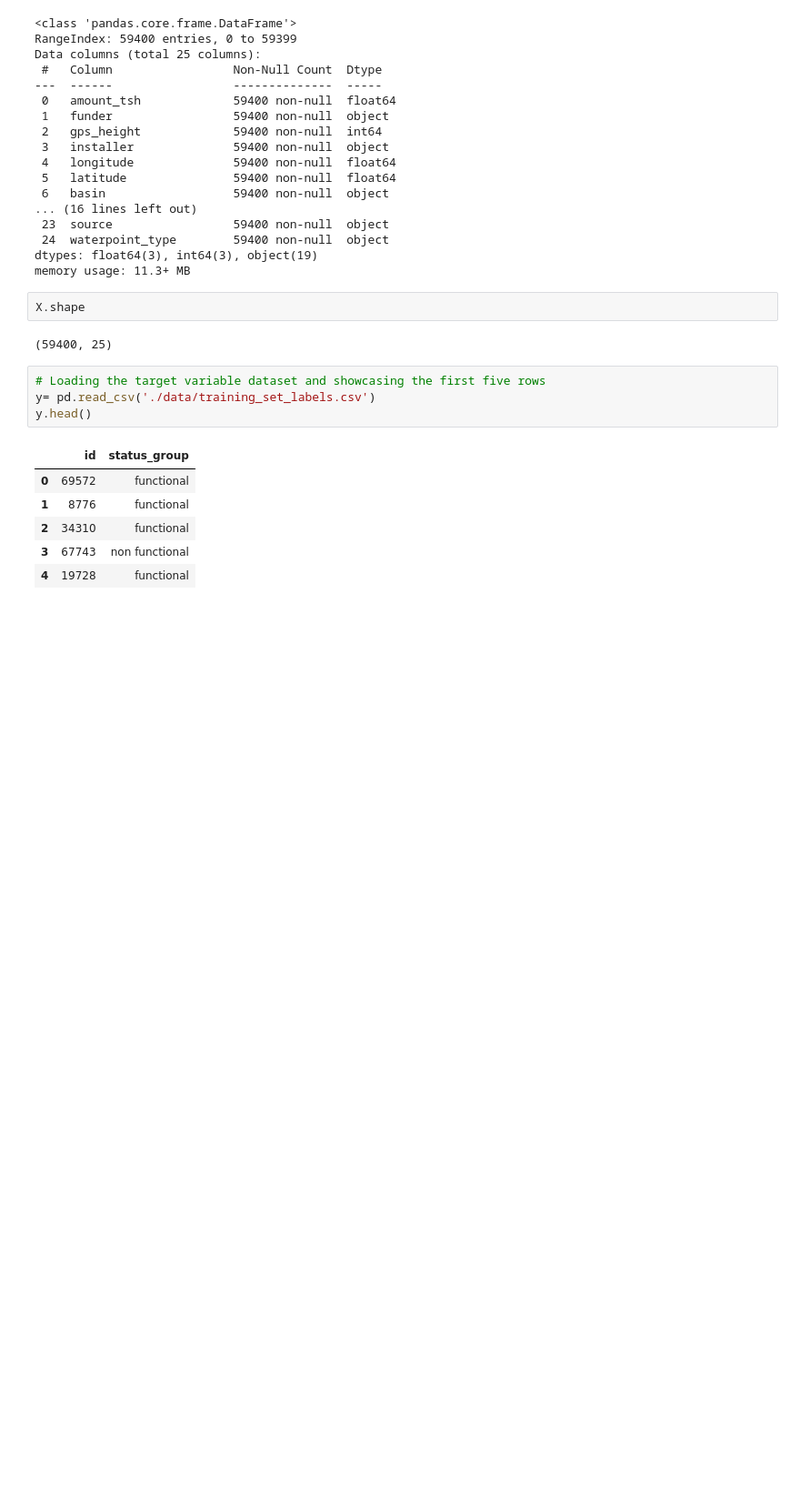
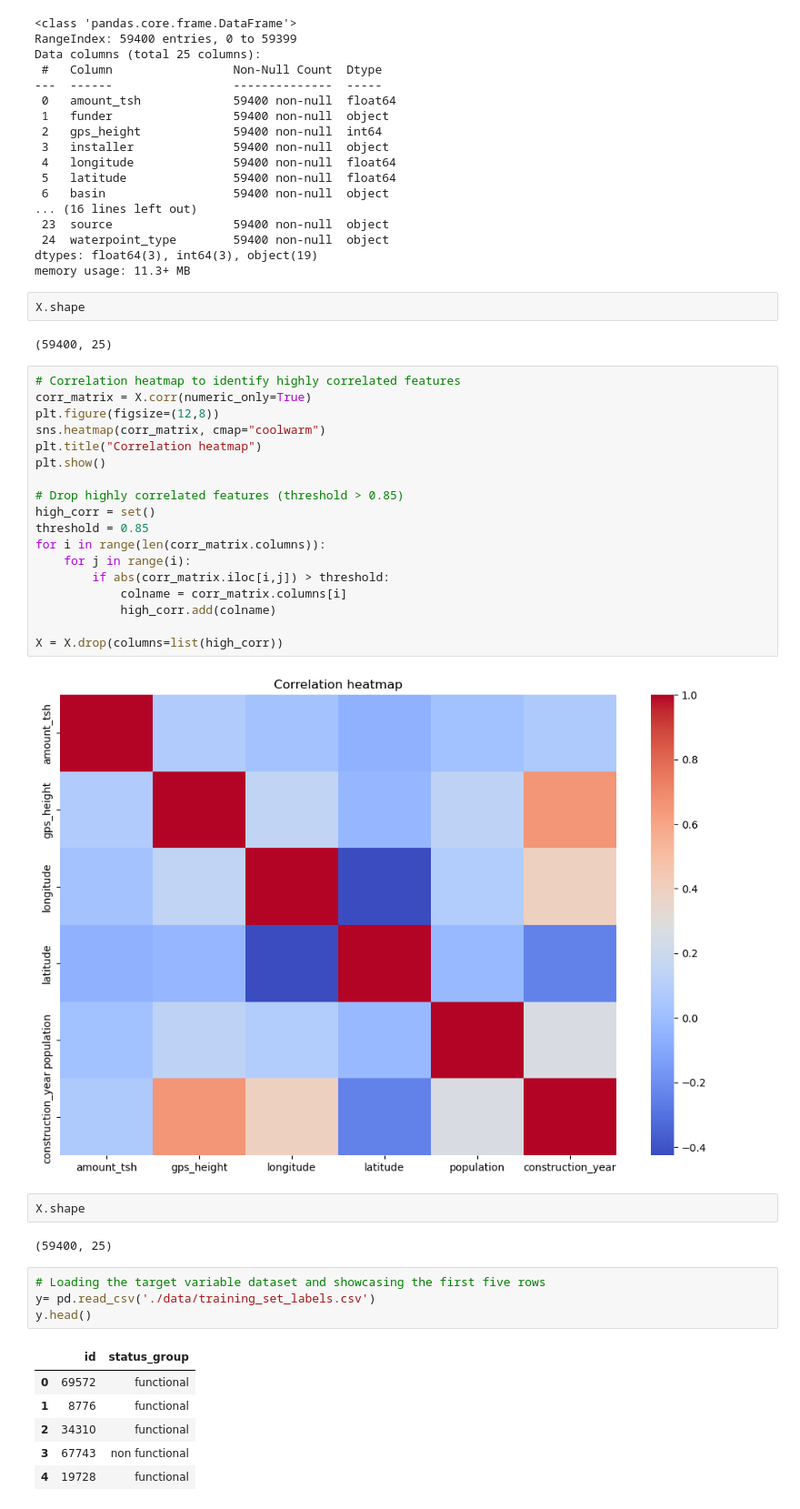
Before and after one commit to georgekuria-crypto/Phase_3_project, a Jupyter notebook: index.ipynb, the cells around one changed output. Shown at 91% size. Drawn from its saved outputs; the diff is of its cells as text; blank space fills up the shorter version.

```diff
--- a/index.ipynb
+++ b/index.ipynb
@@ -184,6 +186,30 @@ memory usage: 11.3+ MB
 X.shape
 # %% [output]
 (59400, 25)
+# %%
+# Correlation heatmap to identify highly correlated features
+corr_matrix = X.corr(numeric_only=True)
+plt.figure(figsize=(12,8))
+sns.heatmap(corr_matrix, cmap="coolwarm")
+plt.title("Correlation heatmap")
+plt.show()
+
+# Drop highly correlated features (threshold > 0.85)
+high_corr = set()
+threshold = 0.85
+for i in range(len(corr_matrix.columns)):
+    for j in range(i):
+        if abs(corr_matrix.iloc[i,j]) > threshold:
+            colname = corr_matrix.columns[i]
+            high_corr.add(colname)
+
+X = X.drop(columns=list(high_corr))
+# %% [output]
+[figure, added]
+# %%
+X.shape
+# %% [output]
+(59400, 25)
 # %%
 # Loading the target variable dataset and showcasing the first five rows
 y= pd.read_csv('./data/training_set_labels.csv')
```
Also changed, not shown: parts of 69 cells of this notebook.
